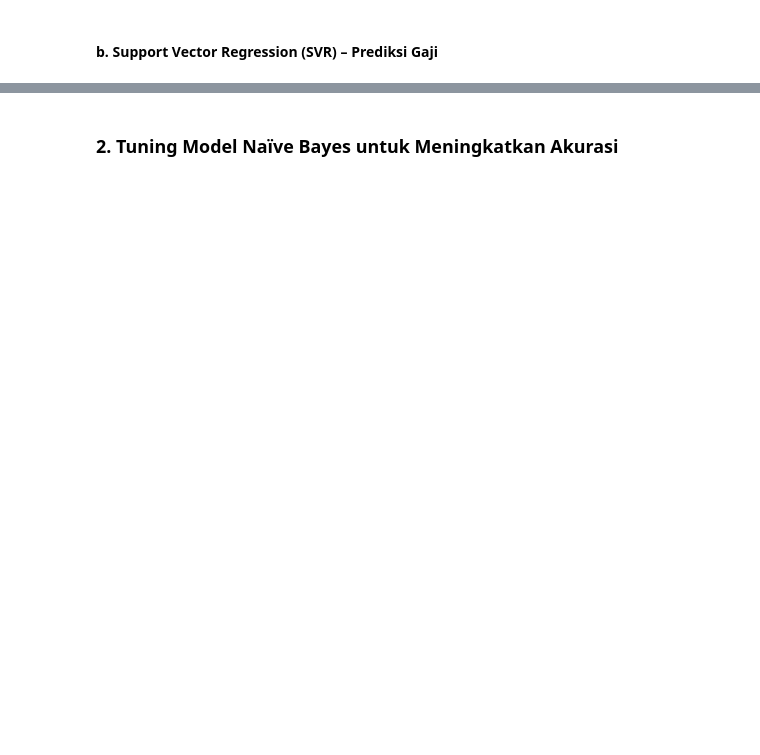
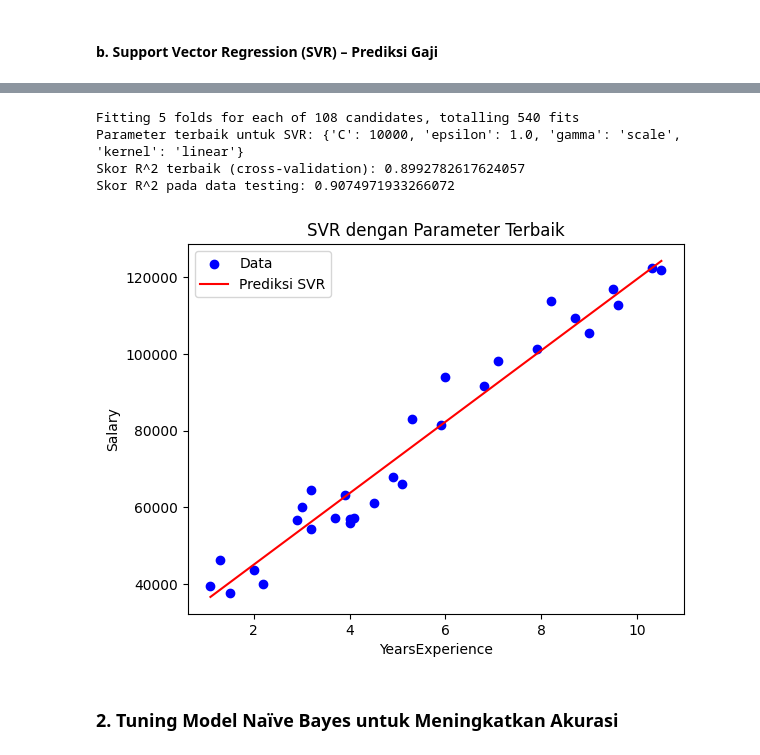
Before and after one commit to IlhamThrq/AI_TI-1B_2025, a Jupyter notebook: SVM DAN NAÏVE BAYES.ipynb, the cells around one changed output, grey strips where cells are left out. Saved outputs shown, nothing was run; the diff lists cells and outputs as text; code cells hidden in the pictures; blank space fills up the shorter version.

```diff
--- a/SVM DAN NAÏVE BAYES.ipynb
+++ b/SVM DAN NAÏVE BAYES.ipynb
@@ -353,3 +270,59 @@ Skor terbaik SVR (koefisien determinasi/R2): 0.027693280673369892
+# %%
+import pandas as pd
+import numpy as np
+from sklearn.svm import SVR
+from sklearn.model_selection import train_test_split, GridSearchCV
+from sklearn.preprocessing import StandardScaler
+from sklearn.metrics import r2_score
+import matplotlib.pyplot as plt
+
+data = pd.read_csv('Salary_Data.csv')
+
+X = data['YearsExperience'].values[:, np.newaxis]
+y = data['Salary'].values
+
+X_train, X_test, y_train, y_test = train_test_split(X, y, test_size=0.2, random_state=42)
+
+scaler = StandardScaler()
+X_train = scaler.fit_transform(X_train)
+X_test = scaler.transform(X_test)
+
+svr = SVR()
+
+param_grid = {
+    'C': [100, 1000, 10000],
+    'kernel': ['rbf', 'linear', 'poly'],
+    'gamma': ['scale', 'auto', 0.01, 0.1],
+    'epsilon': [0.1, 0.5, 1.0]
+}
+
+grid_search = GridSearchCV(estimator=svr, param_grid=param_grid,
+                           cv=5, scoring='r2', n_jobs=-1, verbose=1)
+
+grid_search.fit(X_train, y_train)
+
+print("Parameter terbaik untuk SVR:", grid_search.best_params_)
+print("Skor R^2 terbaik (cross-validation):", grid_search.best_score_)
+
+best_model = grid_search.best_estimator_
+y_pred = best_model.predict(X_test)
+test_r2 = r2_score(y_test, y_pred)
+print("Skor R^2 pada data testing:", test_r2)
+
+X_original = data['YearsExperience'].values[:, np.newaxis]
+plt.scatter(X_original, y, color='blue', label='Data')
+plt.plot(X_original, best_model.predict(scaler.transform(X_original)), color='red', label='Prediksi SVR')
+plt.xlabel('YearsExperience')
+plt.ylabel('Salary')
+plt.title('SVR dengan Parameter Terbaik')
+plt.legend()
+plt.show()
+# %% [output]
+Fitting 5 folds for each of 108 candidates, totalling 540 fits
+Parameter terbaik untuk SVR: {'C': 10000, 'epsilon': 1.0, 'gamma': 'scale', 'kernel': 'linear'}
+Skor R^2 terbaik (cross-validation): 0.8992782617624057
+Skor R^2 pada data testing: 0.9074971933266072
+[figure, added]
 # %% [markdown]
 ### 2. Tuning Model Naïve Bayes untuk Meningkatkan Akurasi
 # %%
```
Also changed, not shown: parts of 4 cells of this notebook.
